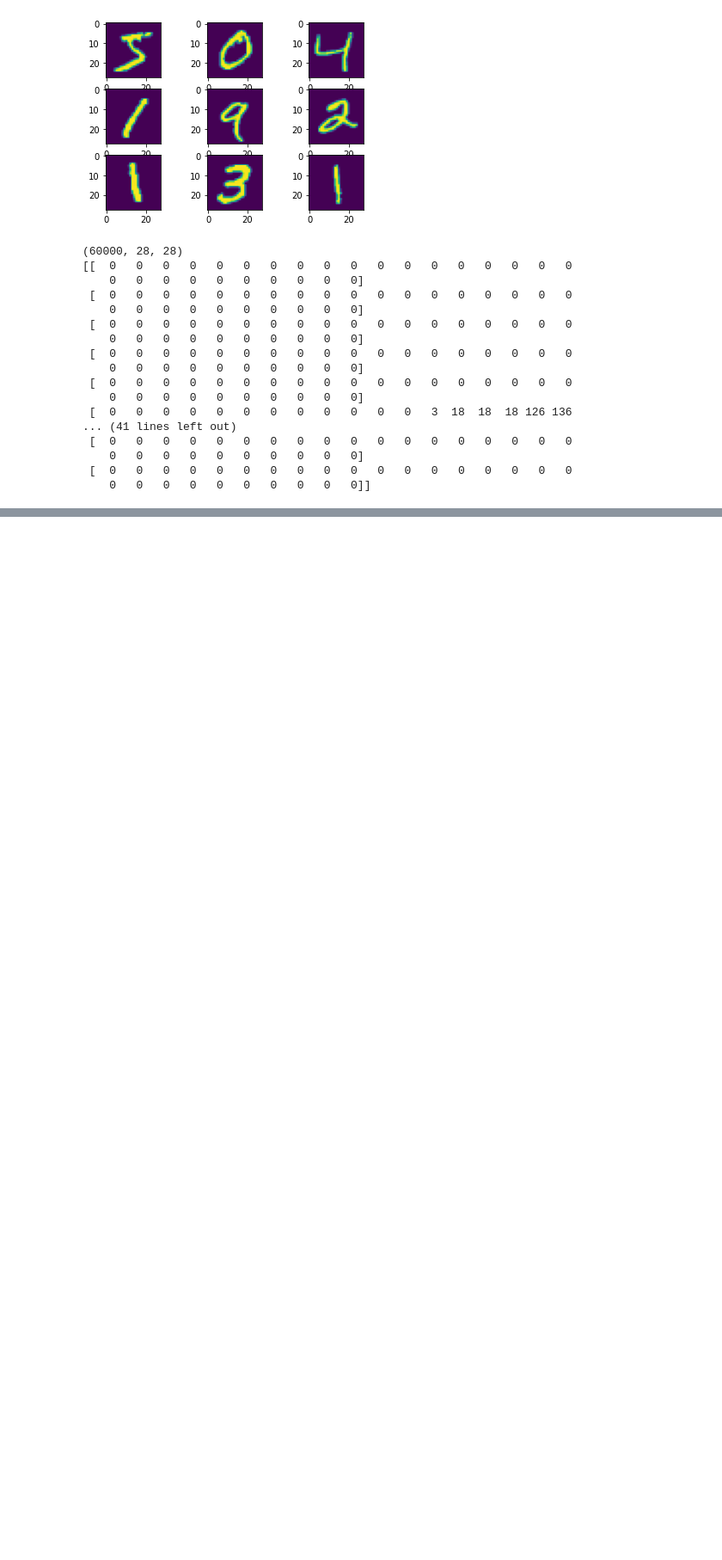
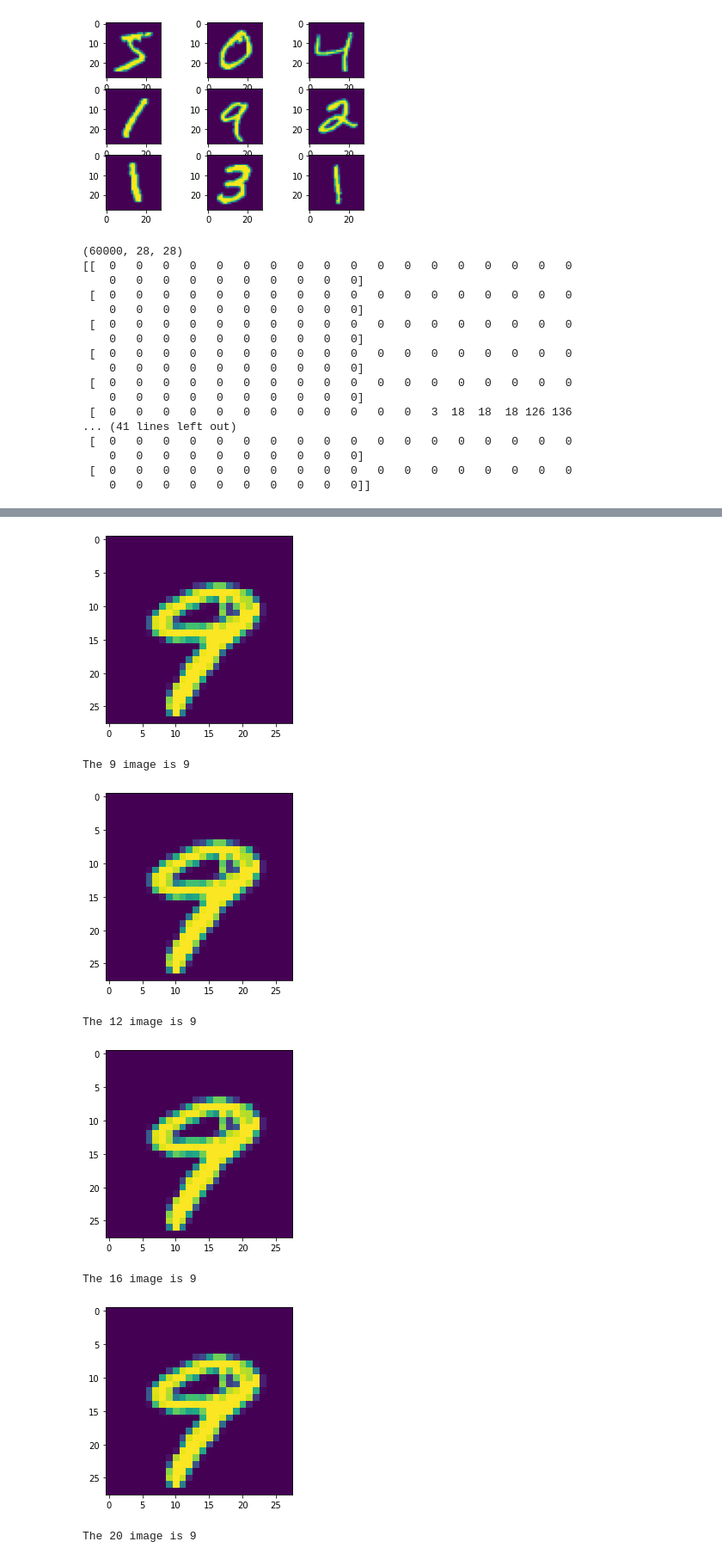
Before and after one commit to lynnemunini/MNIST-classification, a Jupyter notebook: mnist.ipynb, the cells around one changed output, grey strips where cells are left out. Shown: that part at 86% size. Saved outputs shown, nothing was run; the diff lists cells and outputs as text; code cells hidden in the pictures; blank space fills up the shorter version.

```diff
--- a/mnist.ipynb
+++ b/mnist.ipynb
@@ -84,7 +112,9 @@ print(model.evaluate(test_images,test_labels))
 # %%
-# prediction=model.predict(test_images)
-# for i in range(200):
-#   x = np.argmax(prediction[i])
-#   if (x == 6):
-#     print(f"The {i} image is {x}")
-# plt.imshow(test_images[x])
+prediction=model.predict(test_images)
+for i in range(1, 50):
+  x = np.argmax(prediction[i])
+  if (x == 9):
+    print(f"The {i} image is {x}")
+    plt.imshow(test_images[x])
+    plt.show()
+# %% [output]
@@ -90,0 +123,8 @@ print(model.evaluate(test_images,test_labels))
+[figure, added]
+The 9 image is 9
+[figure, added]
+The 12 image is 9
+[figure, added]
+The 16 image is 9
+[figure, added]
+The 20 image is 9
```
Also changed, not shown: parts of 8 cells of this notebook, 4 other files.
